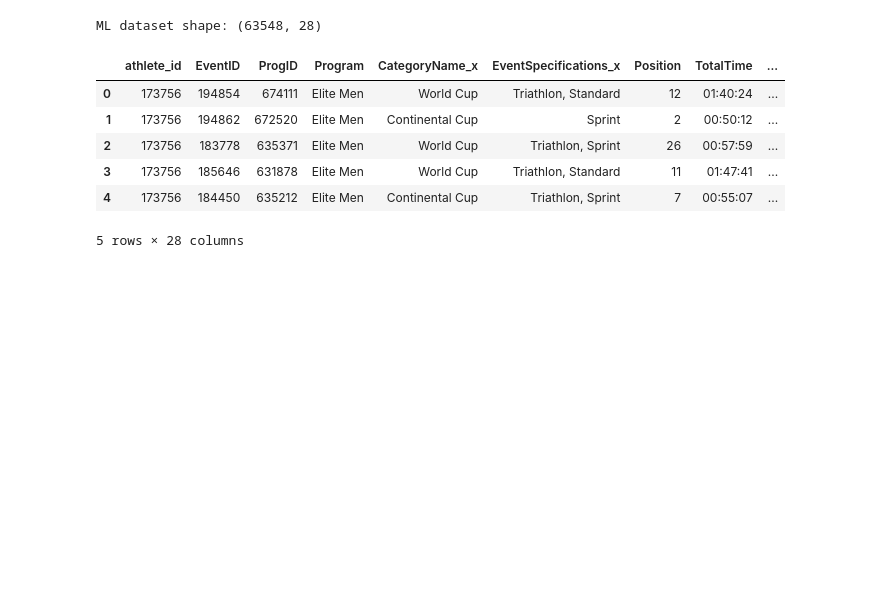
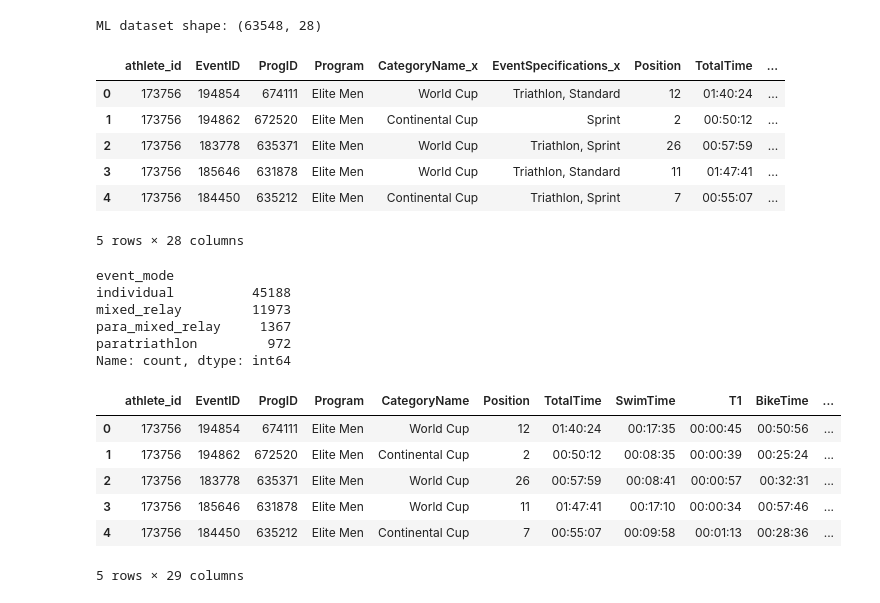
Before and after one commit to jhigh13/triathlon-db, a Jupyter notebook: data_extraction.ipynb, the cells around one changed output. Saved outputs shown, nothing was run; the diff lists cells and outputs as text; code cells hidden in the pictures; blank space fills up the shorter version.

```diff
--- a/data_extraction.ipynb
+++ b/data_extraction.ipynb
@@ -56,4 +61,82 @@ ML dataset shape: (63548, 28)
 | 3 | 173756 | 185646 | 631878 | Elite Men | World Cup | Triathlon, Standard | 11 | 01:47:41 | ... |
 | 4 | 173756 | 184450 | 635212 | Elite Men | Continental Cup | Triathlon, Sprint | 7 | 00:55:07 | ... |
 5 rows × 28 columns
+# %%
+# 5. Data Cleaning
+
+# a. Drop uneeded rows
+ml_df = ml_df.drop(columns=['EventSpecifications_y', 'CategoryName_y', 'category_medical'])
+ml_df = ml_df.rename(columns={'EventSpecifications_x': 'EventSpecifications', 'CategoryName_x': 'CategoryName'})
+# %%
+# b. Define Catgories to splite EventSpecifications
+race_types = {'Triathlon', 'Duathlon', 'Aquathlon', "Winter Duathlon", 'Aquabike'}
+distances = {'Sprint', 'Standard', 'Super Sprint', 'Long Distance', 'Middle Distance', 'Olympic', 'Ironman'}
+other_flags = {'Paratriathlon', 'Mixed Relay', 'Relay', 'Aquabike'}
+
+def parse_event_specs(spec_string):
+    if not isinstance(spec_string, str):
+        return pd.Series([None, None, None])
+    items = [s.strip() for s in spec_string.split(',')]
+    # Find matches
+    race = next((x for x in items if x in race_types), None)
+    distance = next((x for x in items if x in distances), None)
+    # Other flags: those in other_flags, or anything else not found above
+    others = [x for x in items if x in other_flags or (x not in race_types and x not in distances)]
+    return pd.Series([race, distance, ', '.join(others) if others else None])
+
+# c. Create seperate columns for race specific information and drop non tri/paratri event
+ml_df[['race_type', 'distance', 'event_flags']] = ml_df['EventSpecifications'].apply(parse_event_specs)
+ml_df = ml_df[~ml_df['race_type'].isin(['Duathlon', 'Aquathlon', 'Winter Duathlon', 'Aquabike'])]
+ml_df = ml_df.dropna(subset=['BikeTime', 'T2', 'SwimTime', 'RunTime', 'T1', 'age', 'EventSpecifications'])
+
+# d. Simplify event_flags into a single `event_mode` feature
+# Split event_flags into a list, handling NaNs
+ml_df['flags_list'] = ml_df['event_flags'].fillna('').apply(
+    lambda x: [s.strip() for s in x.split(',') if s.strip()]
+)
+
+# Define the flags we care about
+allowed_flags = {'Mixed Relay', 'Paratriathlon'}
+
+# Create boolean indicator columns
+ml_df['is_mixed_relay']     = ml_df['flags_list'].apply(lambda lst: 'Mixed Relay' in lst).astype(int)
+ml_df['is_paratriathlon']   = ml_df['flags_list'].apply(lambda lst: 'Paratriathlon' in lst).astype(int)
+
+# Drop any row where there are OTHER flags besides our two
+ml_df = ml_df[ ml_df['flags_list'].apply(lambda lst: set(lst).issubset(allowed_flags)) ]
+
+# Collapse into one categorical feature
+def determine_event_mode(row):
+    if row['is_mixed_relay'] and row['is_paratriathlon']:
+        return 'para_mixed_relay'
+    if row['is_mixed_relay']:
+        return 'mixed_relay'
+    if row['is_paratriathlon']:
+        return 'paratriathlon'
+    return 'individual'
+
+ml_df['event_mode'] = ml_df.apply(determine_event_mode, axis=1)
+
+# Clean up helper columns
+ml_df.drop(columns=['event_flags', 'flags_list', 'EventSpecifications'], inplace=True)
+
+# Check distribution
+print(ml_df['event_mode'].value_counts())
+# %% [output]
+event_mode
+individual          45188
+mixed_relay         11973
+para_mixed_relay     1367
+paratriathlon         972
+Name: count, dtype: int64
+# %%
+ml_df.head()
+# %% [output]
+|  | athlete_id | EventID | ProgID | Program | CategoryName | Position | TotalTime | SwimTime | T1 | BikeTime | ... |
+| 0 | 173756 | 194854 | 674111 | Elite Men | World Cup | 12 | 01:40:24 | 00:17:35 | 00:00:45 | 00:50:56 | ... |
+| 1 | 173756 | 194862 | 672520 | Elite Men | Continental Cup | 2 | 00:50:12 | 00:08:35 | 00:00:39 | 00:25:24 | ... |
+| 2 | 173756 | 183778 | 635371 | Elite Men | World Cup | 26 | 00:57:59 | 00:08:41 | 00:00:57 | 00:32:31 | ... |
+| 3 | 173756 | 185646 | 631878 | Elite Men | World Cup | 11 | 01:47:41 | 00:17:10 | 00:00:34 | 00:57:46 | ... |
+| 4 | 173756 | 184450 | 635212 | Elite Men | Continental Cup | 7 | 00:55:07 | 00:09:58 | 00:01:13 | 00:28:36 | ... |
+5 rows × 29 columns
 # %%
```
Also changed, not shown: parts of 8 cells of this notebook, 3 other files.
